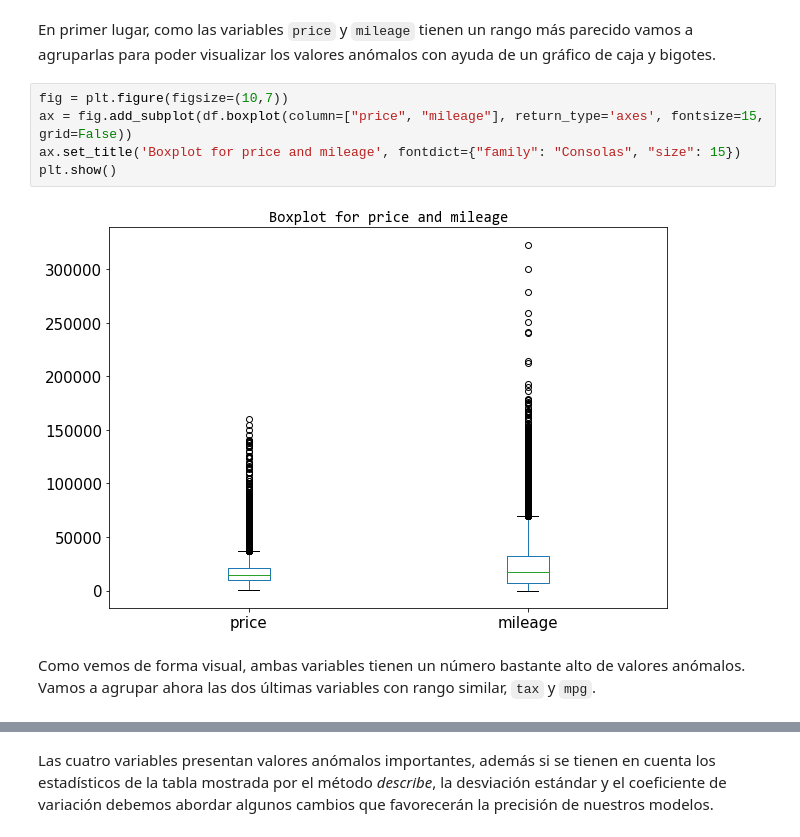
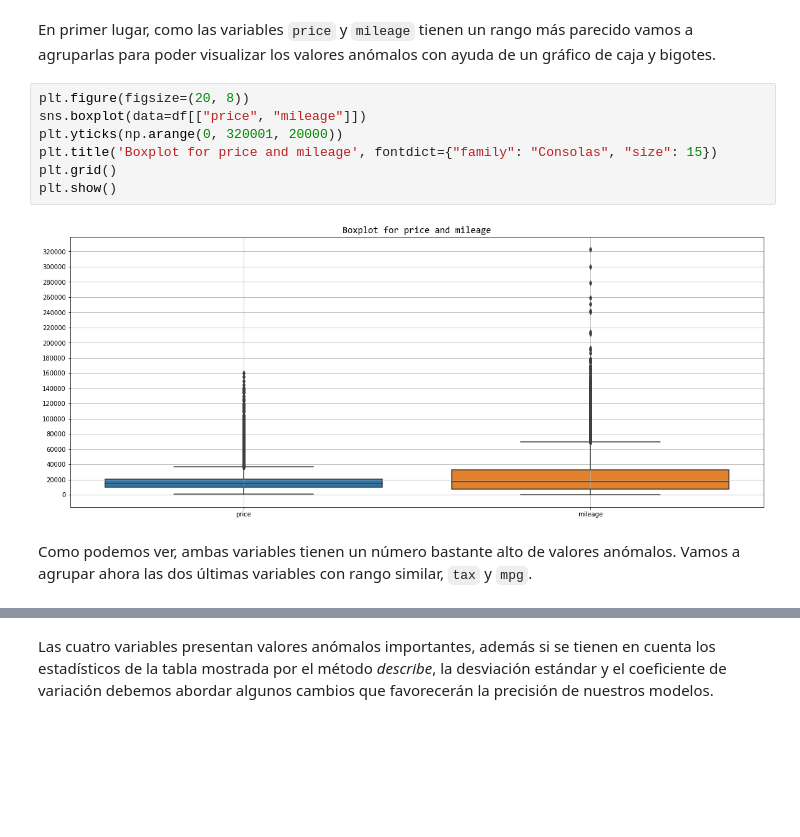
Before and after one commit to dietrujillo/ml_lab, a Jupyter notebook: lab1/notebooks/lab1.ipynb, the cells around one changed output, grey strips where cells are left out. Saved outputs shown, nothing was run; the diff lists cells and outputs as text; blank space fills up the shorter version.

```diff
--- a/lab1/notebooks/lab1.ipynb
+++ b/lab1/notebooks/lab1.ipynb
@@ -457,12 +457,14 @@ Con este análisis todo hace indicar que habrá una cantidad alta de valores an
 # %% [markdown]
 En primer lugar, como las variables `price` y `mileage` tienen un rango más parecido vamos a agruparlas para poder visualizar los valores anómalos con ayuda de un gráfico de caja y bigotes.
 # %%
-fig = plt.figure(figsize=(10,7))
-ax = fig.add_subplot(df.boxplot(column=["price", "mileage"], return_type='axes', fontsize=15, grid=False))
-ax.set_title('Boxplot for price and mileage', fontdict={"family": "Consolas", "size": 15})
+plt.figure(figsize=(20, 8))
+sns.boxplot(data=df[["price", "mileage"]])
+plt.yticks(np.arange(0, 320001, 20000))
+plt.title('Boxplot for price and mileage', fontdict={"family": "Consolas", "size": 15})
+plt.grid()
 plt.show()
 # %% [output]
-[figure, old version]
+[figure, new version]
 # %% [markdown]
-Como vemos de forma visual, ambas variables tienen un número bastante alto de valores anómalos. Vamos a agrupar ahora las dos últimas variables con rango similar, `tax` y `mpg`.
+Como podemos ver, ambas variables tienen un número bastante alto de valores anómalos. Vamos a agrupar ahora las dos últimas variables con rango similar, `tax` y `mpg`.
 # %%
```
Also changed, not shown: parts of 45 cells of this notebook, 3 other files.
